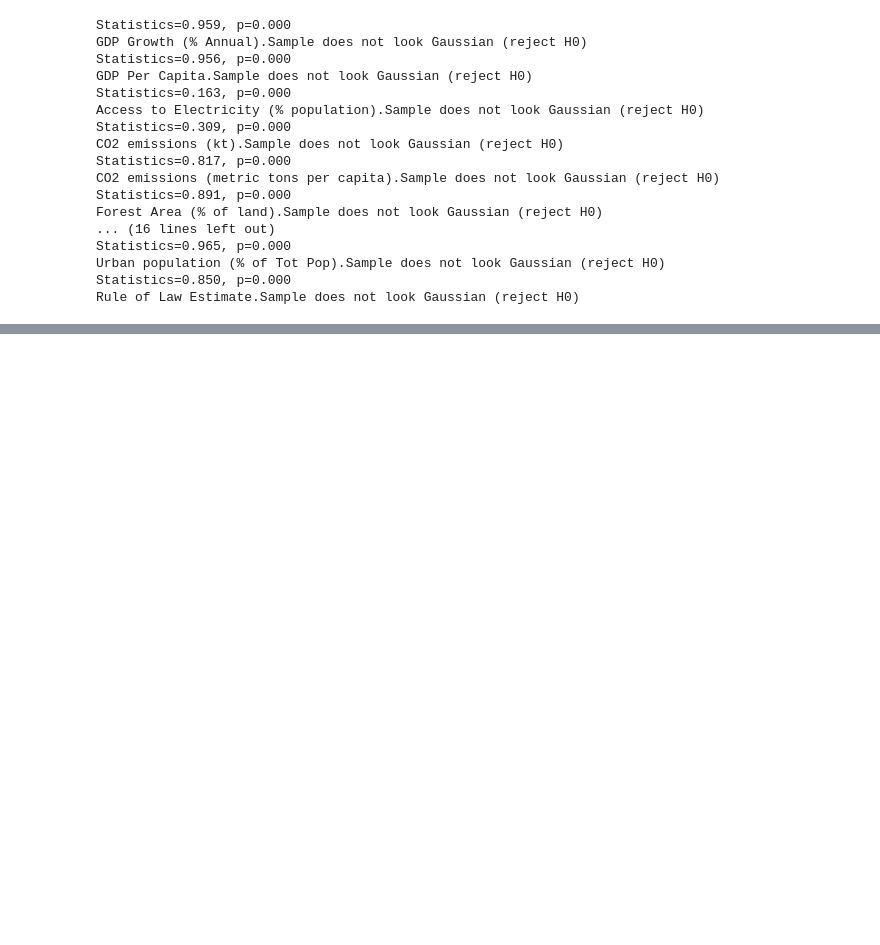
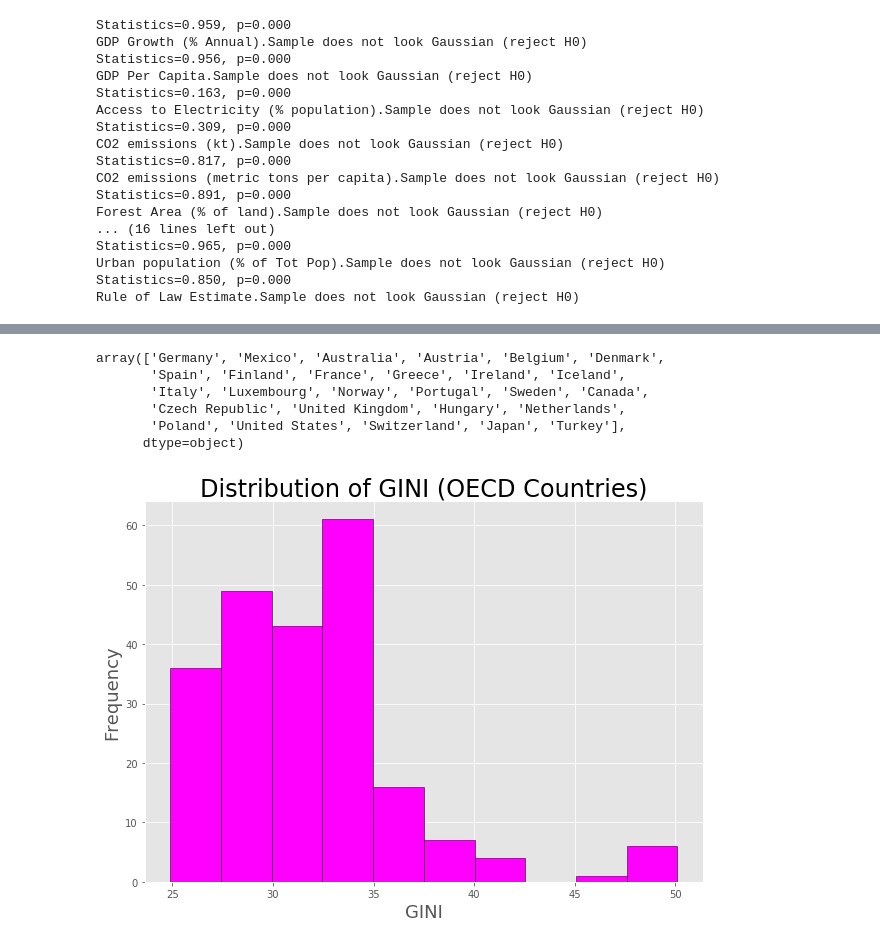
Before and after one commit to FedericoMRenaud/Proyect-One, a Jupyter notebook: All_data_frames/Merging_2002-2018.ipynb, the cells around one changed output, grey strips where cells are left out. Saved outputs shown, nothing was run; the diff lists cells and outputs as text; code cells hidden in the pictures; blank space fills up the shorter version.

Commit message:
Updating coding, adding plots and saving them, non parametric analysis started, but not finished.

```diff
--- a/All_data_frames/Merging_2002-2018.ipynb
+++ b/All_data_frames/Merging_2002-2018.ipynb
@@ -778,0 +570,27 @@ Rule of Law Estimate.Sample does not look Gaussian (reject H0)
+# %%
+#List unique values in the df['country'] column
+oecd_df.country.unique()
+# %% [output]
+array(['Germany', 'Mexico', 'Australia', 'Austria', 'Belgium', 'Denmark',
+       'Spain', 'Finland', 'France', 'Greece', 'Ireland', 'Iceland',
+       'Italy', 'Luxembourg', 'Norway', 'Portugal', 'Sweden', 'Canada',
+       'Czech Republic', 'United Kingdom', 'Hungary', 'Netherlands',
+       'Poland', 'United States', 'Switzerland', 'Japan', 'Turkey'],
+      dtype=object)
+# %%
+plt.style.use("ggplot")
+
+oecd_df = oecd_df.dropna()
+# Histogram
+oecd_df.GINI.plot(kind='hist',color='magenta',edgecolor='black',figsize=(10,7))
+plt.title('Distribution of GINI (OECD Countries)', size=24)
+plt.xlabel('GINI', size=18)
+plt.ylabel('Frequency', size=18)
+
+# Save the Figure
+plt.savefig("histogram_GINI.png")
+
+# Show the Figure
+plt.show()
+# %% [output]
+[figure, added]
```
Also changed, not shown: parts of 25 cells of this notebook, 5 other files.
